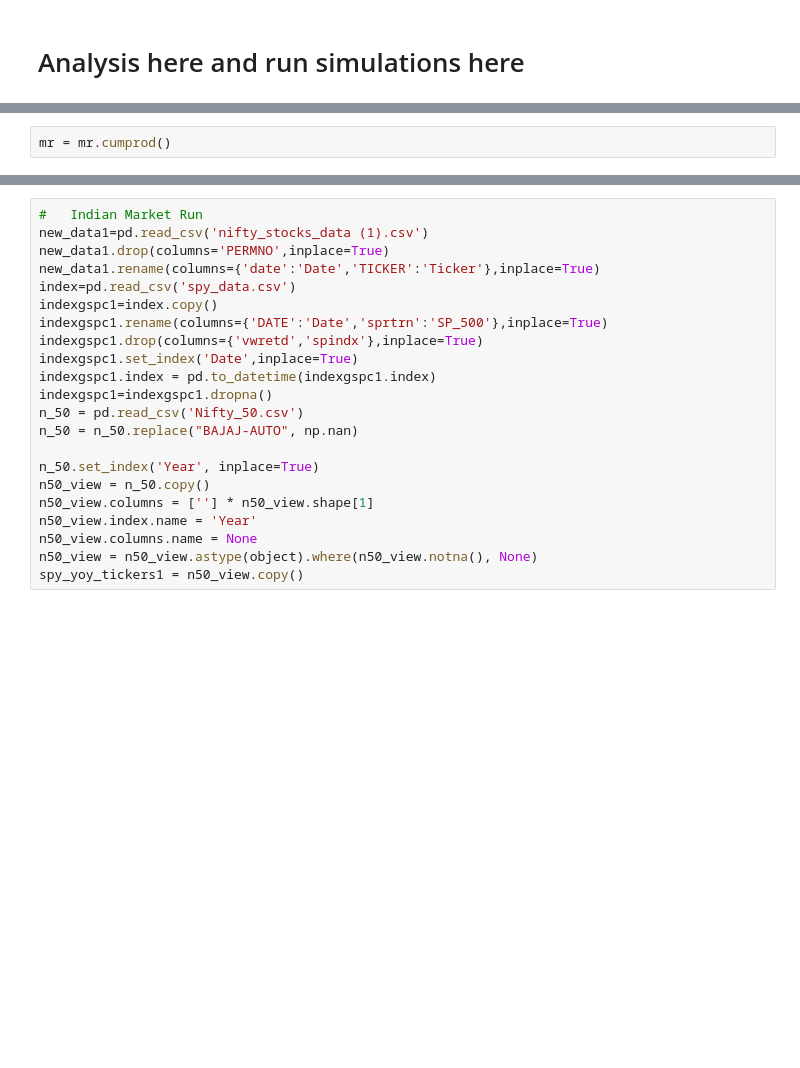
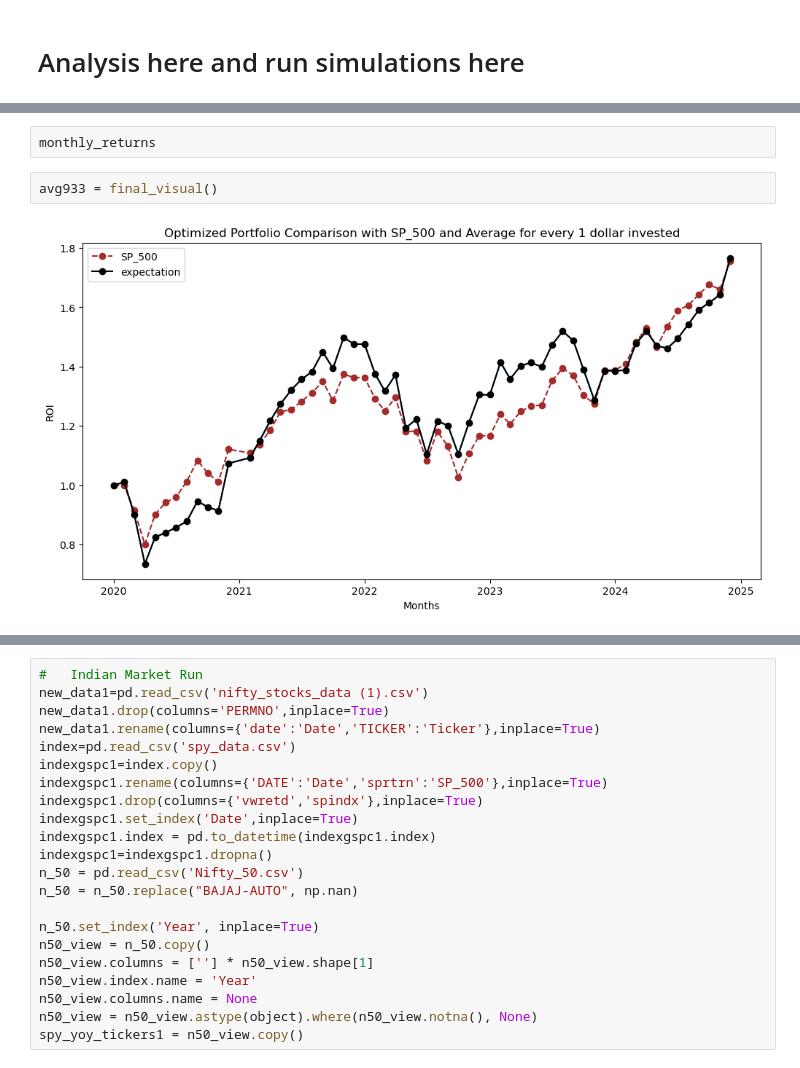
Before and after one commit to vincentbatten27/Multi-Factor_Investing, a Jupyter notebook: Multi_Factor_Fall_25/Run simulator.ipynb, the cells around one changed output, grey strips where cells are left out. Saved outputs shown, nothing was run; the diff lists cells and outputs as text; blank space fills up the shorter version.

```diff
--- a/Multi_Factor_Fall_25/Run simulator.ipynb
+++ b/Multi_Factor_Fall_25/Run simulator.ipynb
@@ -2213,2 +2135,6 @@ Column 'FTI' could not be converted to float.
 # %%
-mr = mr.cumprod()
+monthly_returns
+# %%
+avg933 = final_visual()
+# %% [output]
+[figure, added]
```
Also changed, not shown: parts of 9 cells of this notebook.
